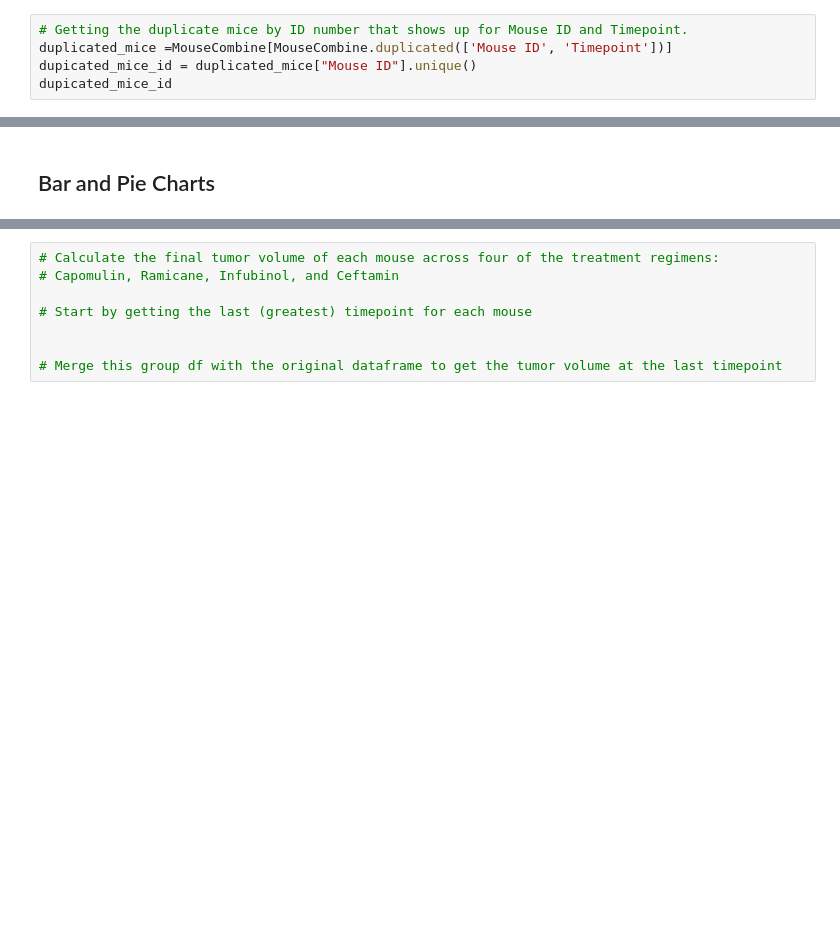
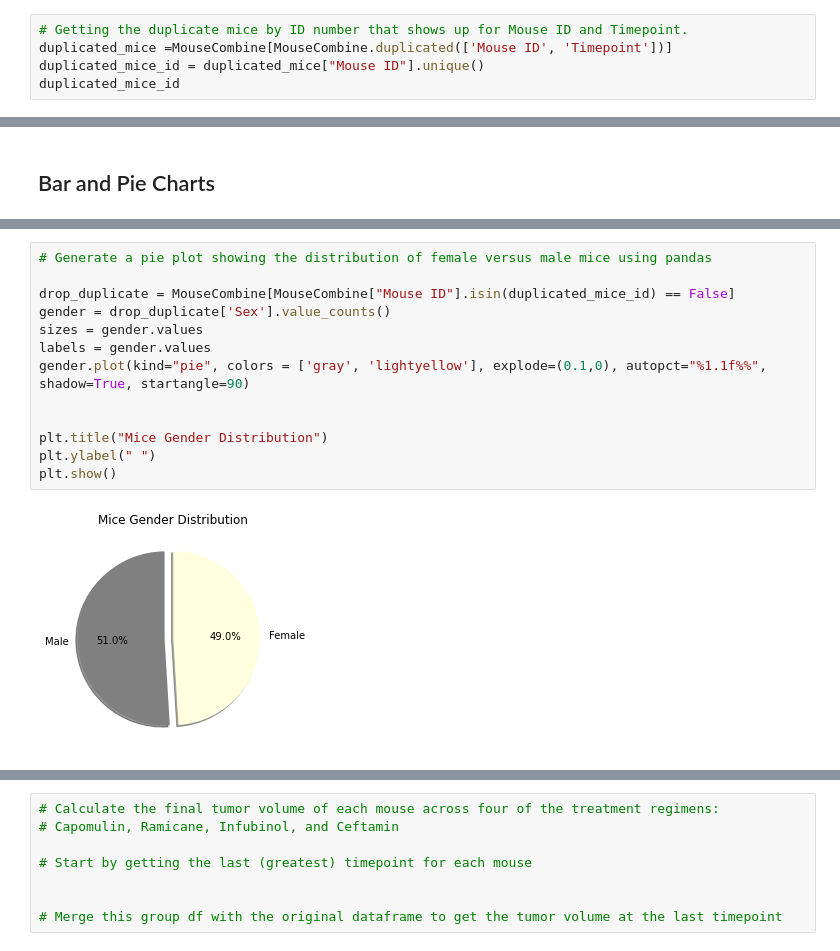
Before and after one commit to Amelchristy/Matplotlib, a Jupyter notebook: Pymaceuticals/Pymaceuticals.ipynb, the cells around one changed output, grey strips where cells are left out. Drawn from its saved outputs; the diff is of its cells as text; blank space fills up the shorter version.

```diff
--- a/Pymaceuticals/Pymaceuticals.ipynb
+++ b/Pymaceuticals/Pymaceuticals.ipynb
@@ -35,8 +36,8 @@ Mice
 # %%
 # Getting the duplicate mice by ID number that shows up for Mouse ID and Timepoint.
 duplicated_mice =MouseCombine[MouseCombine.duplicated(['Mouse ID', 'Timepoint'])]
-dupicated_mice_id = duplicated_mice["Mouse ID"].unique()
-dupicated_mice_id
+duplicated_mice_id = duplicated_mice["Mouse ID"].unique()
+duplicated_mice_id
 # %% [output]
 array(['g989'], dtype=object)
 # %%
@@ -147,0 +156,15 @@ plt.show()
+# %%
+# Generate a pie plot showing the distribution of female versus male mice using pandas
+
+drop_duplicate = MouseCombine[MouseCombine["Mouse ID"].isin(duplicated_mice_id) == False]
+gender = drop_duplicate['Sex'].value_counts()
+sizes = gender.values
+labels = gender.values
+gender.plot(kind="pie", colors = ['gray', 'lightyellow'], explode=(0.1,0), autopct="%1.1f%%", shadow=True, startangle=90)
+
+
+plt.title("Mice Gender Distribution")
+plt.ylabel(" ")
+plt.show()
+# %% [output]
+[figure, added]
```
Also changed, not shown: parts of 8 cells of this notebook.
